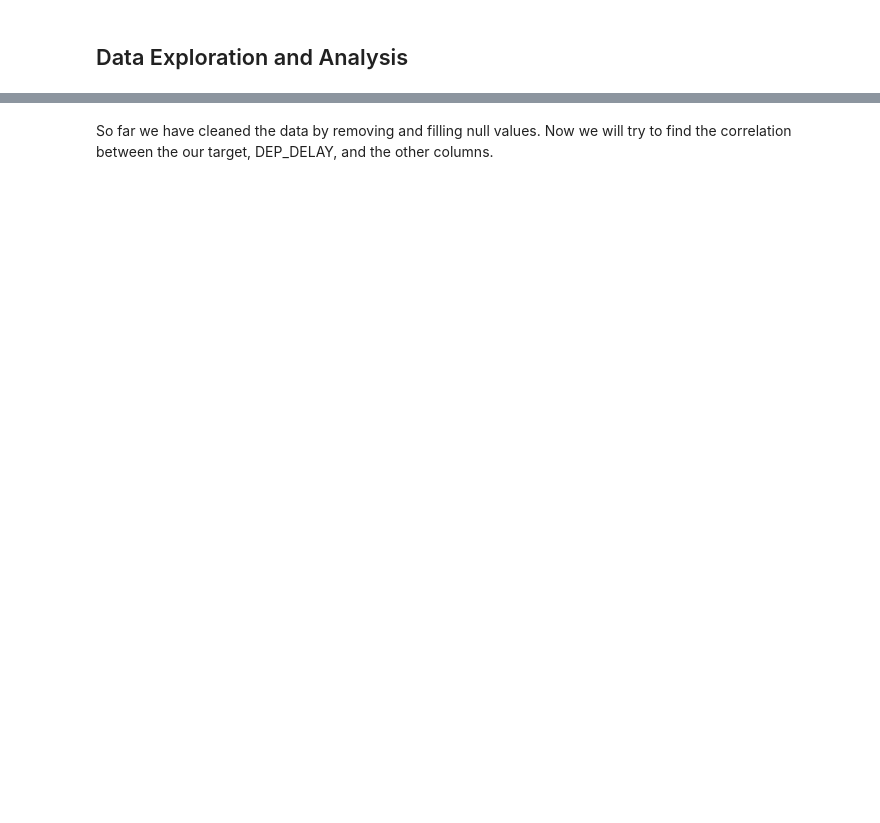
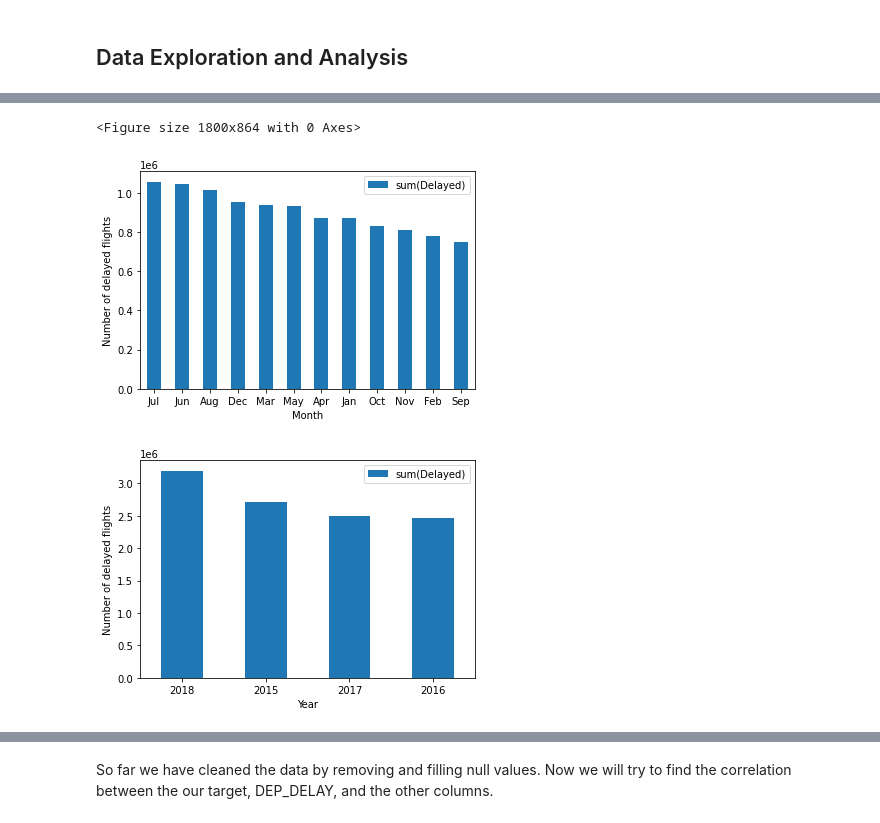
Before and after one commit to YohannesDK/DAT500-FinalProject, a Jupyter notebook: spark/Flight_Delay.ipynb, the cells around one changed output, grey strips where cells are left out. Cells and saved outputs as stored; diff of their text form; code cells hidden in the pictures; blank space fills up the shorter version.

```diff
--- a/spark/Flight_Delay.ipynb
+++ b/spark/Flight_Delay.ipynb
@@ -336,0 +281,4 @@ root
+# %%
+df_final_EDA = df_final.withColumn("year", F.year(F.col("FL_DATE"))) \
+    .withColumn("month", F.month(F.col("FL_DATE"))) \
+    .withColumn("day", F.dayofmonth(F.col("FL_DATE")))
@@ -336,0 +289,4 @@ root
+# %%
+eda_delay_per_mount = df_final_EDA.groupBy("month").sum("Delayed").toPandas()
+# %%
+eda_delay_per_year = df_final_EDA.groupBy("year").sum("Delayed").toPandas()
@@ -336,0 +297,3 @@ root
+# %%
+import calendar
+eda_delay_per_mount["month"] = eda_delay_per_mount["month"].apply(lambda x: calendar.month_abbr[x])
@@ -336,0 +312,16 @@ root
+# %%
+# plot a bar chart for the number of delayed flights per month
+plt.figure(figsize=(25, 12))
+eda_delay_per_mount.sort_values("sum(Delayed)", ascending=False).plot(kind="bar", x="month", y="sum(Delayed)", rot=0)
+plt.xlabel("Month")
+plt.ylabel("Number of delayed flights")
+
+eda_delay_per_year.sort_values("sum(Delayed)", ascending=False).plot(kind="bar", x="year", y="sum(Delayed)", rot=0)
+plt.xlabel("Year")
+plt.ylabel("Number of delayed flights")
+
+plt.show()
+# %% [output]
+<Figure size 1800x864 with 0 Axes>
+[figure, added]
+[figure, added]
```
Also changed, not shown: parts of 48 cells of this notebook, 1 other file.
